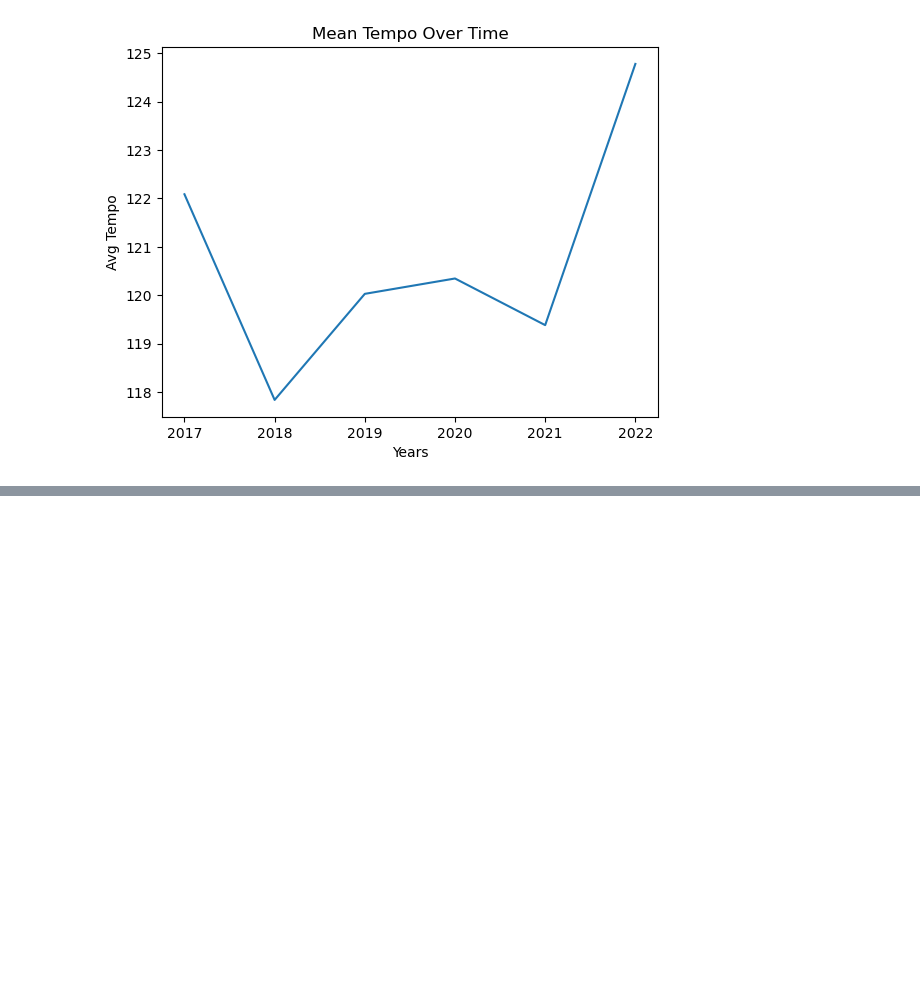
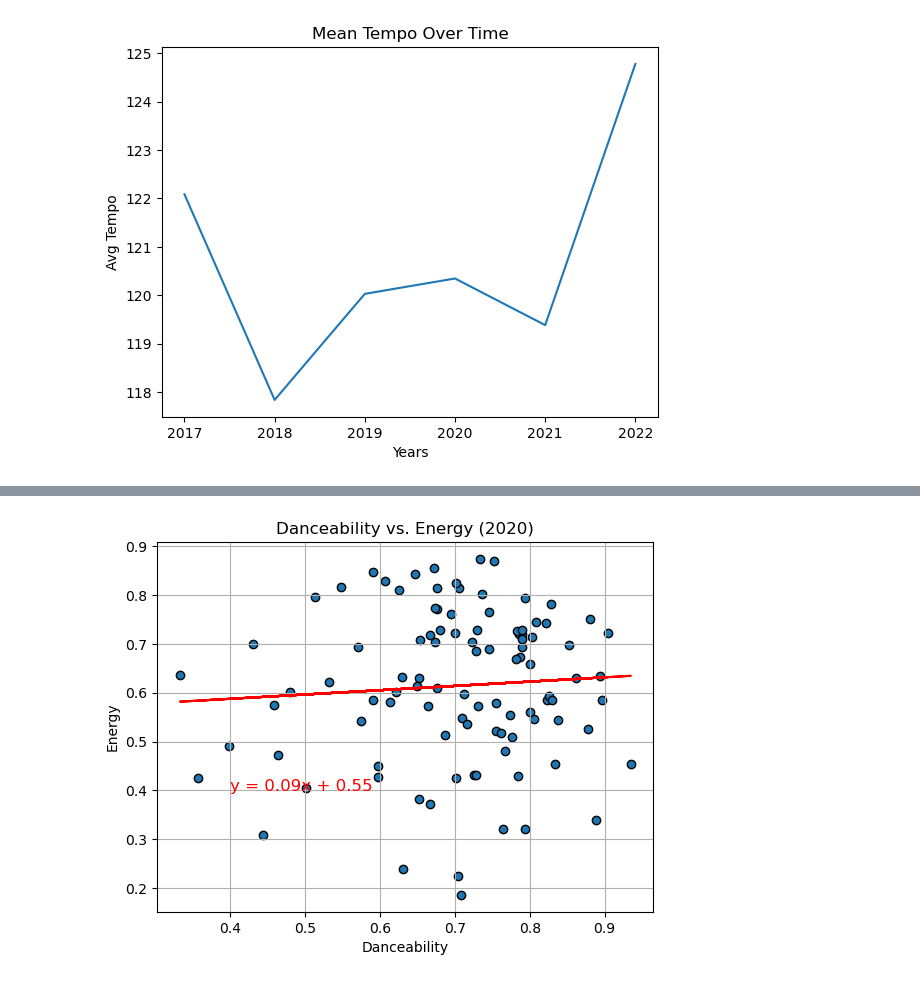
Before and after one commit to catisf/Project-1-Group-2, a Jupyter notebook: jupyter_notebooks/dan_stuff.ipynb, the cells around one changed output, grey strips where cells are left out. Saved outputs shown, nothing was run; the diff lists cells and outputs as text; code cells hidden in the pictures; blank space fills up the shorter version.

```diff
--- a/jupyter_notebooks/dan_stuff.ipynb
+++ b/jupyter_notebooks/dan_stuff.ipynb
@@ -321,0 +389,15 @@ plt.savefig("../output_data/avg_tempo.png")
+# %%
+plt.scatter(twenty_df["danceability"], twenty_df["energy"], marker="o", edgecolors="black")
+# Incorporate the other graph properties
+plt.title("Danceability vs. Energy (2020)")
+plt.xlabel('Danceability')
+plt.ylabel('Energy')
+plt.grid(True)
+lin_r, lin_r_eq, r_value = lin_regress(twenty_df["danceability"], twenty_df["energy"])
+plt.plot(twenty_df["danceability"], lin_r, color = "red")
+plt.annotate(lin_r_eq, (0.4, 0.4), color = "red", fontsize = 12)
+# Save the figure
+plt.savefig("../output_data/D_vs_E_2020_scat.png")
+plt.show()
+# %% [output]
+[figure, added]
```
Also changed, not shown: parts of 15 cells of this notebook, 12 other files.
